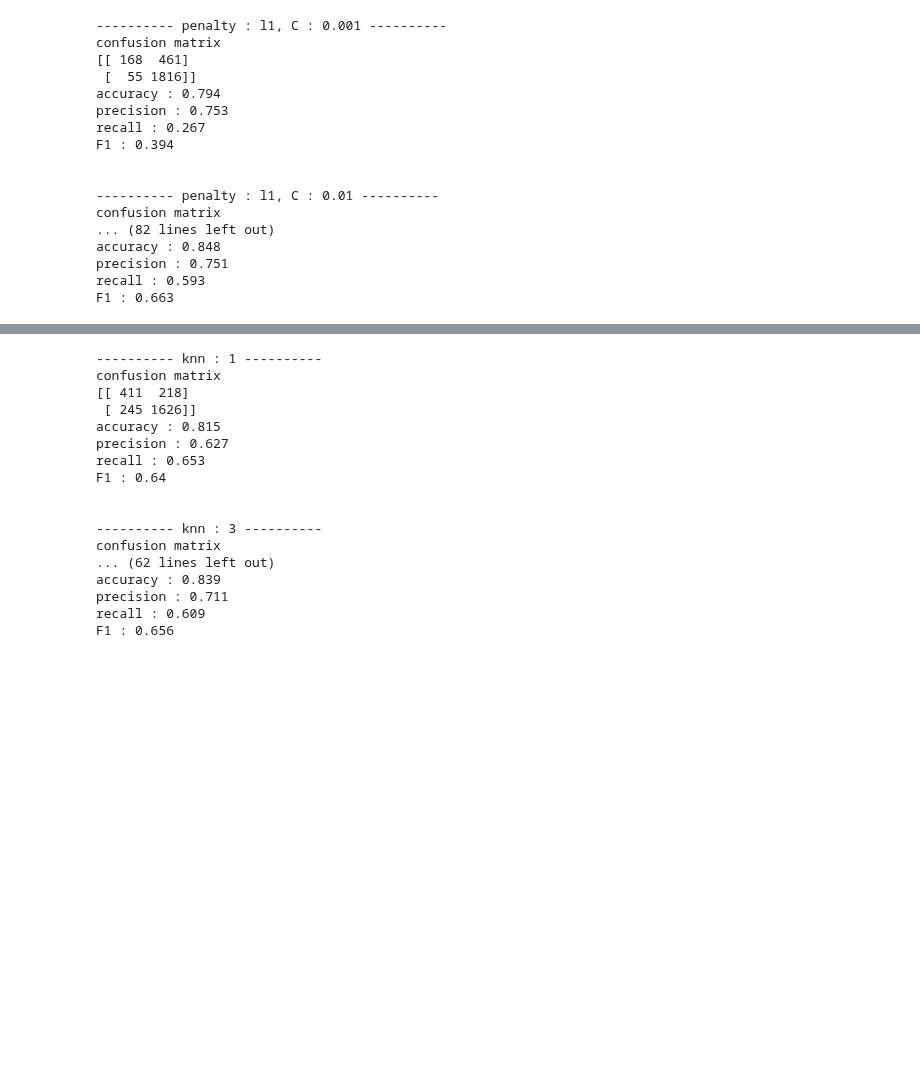
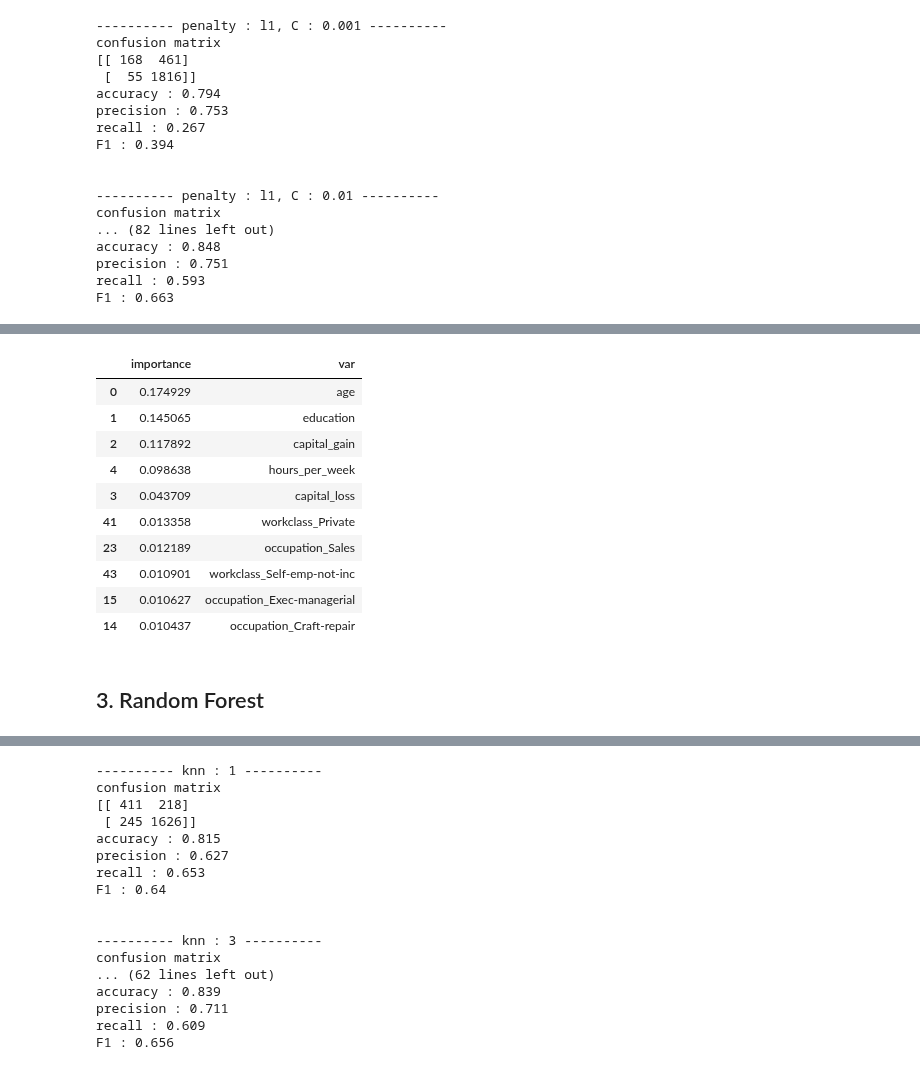
Before and after one commit to woosa7/PythonDataAnalytics, a Jupyter notebook: KMU/FinalExam.ipynb, the cells around one changed output, grey strips where cells are left out. Drawn from its saved outputs; the diff is of its cells as text; code cells hidden in the pictures; blank space fills up the shorter version.

```diff
--- a/KMU/FinalExam.ipynb
+++ b/KMU/FinalExam.ipynb
@@ -138,0 +140,3 @@ F1 : 0.663
+# %%
+model = DecisionTreeClassifier()
+model.fit(X_train, y_train)
@@ -138,0 +160,18 @@ F1 : 0.663
+# %%
+varDic = {'var':X_train.columns, 'importance':model.feature_importances_}
+impVar = pd.DataFrame(varDic)
+impVar.sort_values(by='importance', ascending=False)[1:11]
+# %% [output]
+|  | importance | var |
+| 0 | 0.174929 | age |
+| 1 | 0.145065 | education |
+| 2 | 0.117892 | capital_gain |
+| 4 | 0.098638 | hours_per_week |
+| 3 | 0.043709 | capital_loss |
+| 41 | 0.013358 | workclass_Private |
+| 23 | 0.012189 | occupation_Sales |
+| 43 | 0.010901 | workclass_Self-emp-not-inc |
+| 15 | 0.010627 | occupation_Exec-managerial |
+| 14 | 0.010437 | occupation_Craft-repair |
+# %% [markdown]
+## 3. Random Forest
```
Also changed, not shown: parts of 37 cells of this notebook, 1 other file.
